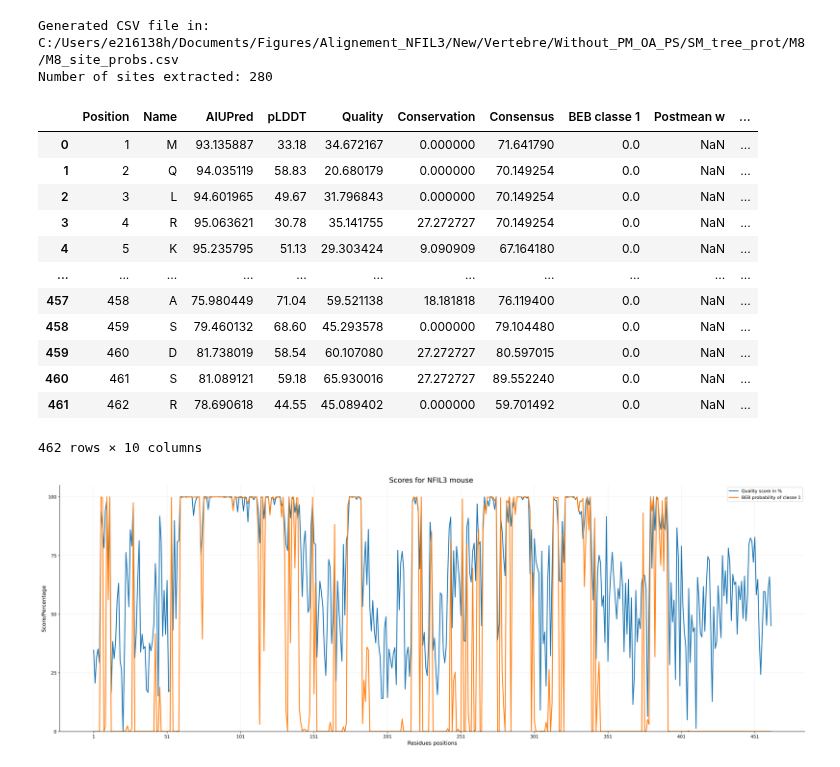
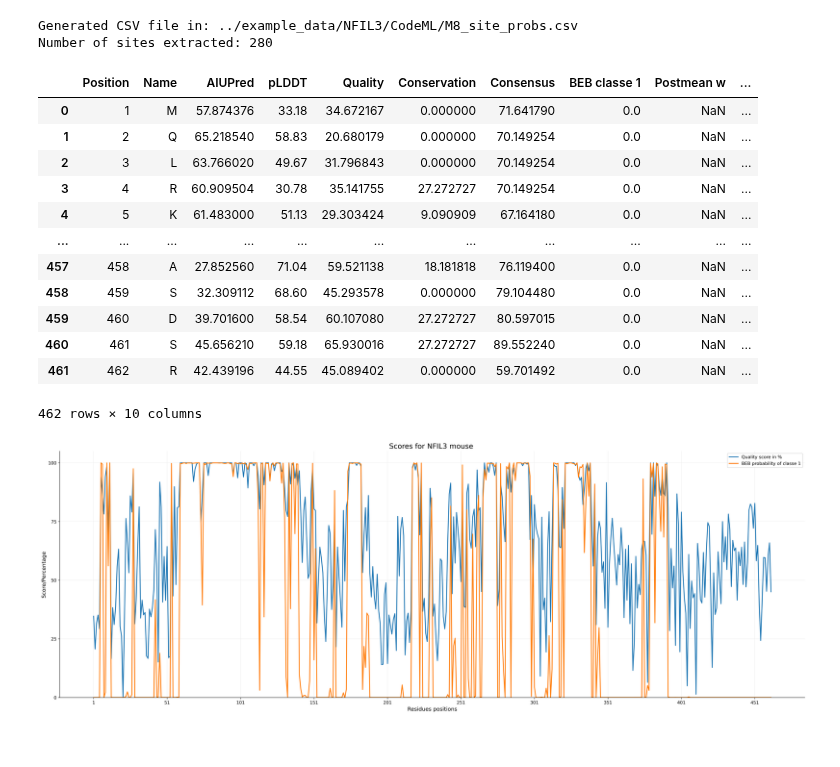
Before and after one commit to Floboysky/dvpILC, a Jupyter notebook: Analysis/conservation_nfil3.ipynb, the cells around one changed output. Drawn from its saved outputs; the diff is of its cells as text; code cells hidden in the pictures.

```diff
--- a/Analysis/conservation_nfil3.ipynb
+++ b/Analysis/conservation_nfil3.ipynb
@@ -15,8 +15,8 @@ from Bio import AlignIO
 # %%
 ##### For disorder with AIUPred: #####
 # %%
-#First obtain the AIUPRED v2 output JSON file, and put it in the right folder
-with open("C:/Users/e216138h/Documents/Figures/Conservation_plddt_disorder/AIUPred/AIUPred_v2_mNFIL3.json", "r") as f:
+# First obtain the AIUPRED output JSON file, and put it in the right folder
+with open("../example_data/NFIL3/AIUPred/AIUPred_mNFIL3.json", "r") as f:
     data_AIUPred = json.load(f)
 
 aiupred = data_AIUPred["aiupred"]
@@ -176,24 +176,20 @@ def process_files(json_file_path, csv_file_path):
 ### Main Statistique ###
 ## NOTE: Obtain the "jalview_files_***.json" file using the "Files/Output to Textbox" tab in the Jalview tool.
 ## NOTE: Obtain the "jalview_annotations_***.csv" file using the "Files/Export Annotations..." tab in the Jalview tool.
-# AND check whether to add the "%" to the first "Consensus" index in the .csv file
+## AND check whether to add the "%" to the first "Consensus" index in the .csv file
 
-base_path_jalview = "C:/Users/e216138h/Documents/Figures/Conservation_plddt_disorder/Vertebre/Without_outliers/jalview_"
-result = process_files(f"{base_path_jalview}files_without_outliers.json", f"{base_path_jalview}annotations_without_outliers.csv") # NOTE: Be careful with the files names...
+base_path_jalview = "../example_data/NFIL3/Jalview/jalview_"
+result = process_files(f"{base_path_jalview}files.json", f"{base_path_jalview}annotations.csv") # NOTE: Be careful with the files names...
 
-with open(f"{base_path_jalview}output_conservation.json", "w") as output_file:
+with open(f"{base_path_jalview}output.json", "w") as output_file:
      json.dump(result, output_file, indent=4)
 
-with open(f"{base_path_jalview}output_conservation.json", "r") as f:
+with open(f"{base_path_jalview}output.json", "r") as f:
     data_output = json.load(f)
 
 quality = data_output["Quality"][0]
 max_quality = max(quality)
 quality_pct = [(i/max_quality)*100 for i in quality] # NOTE: Adjust the float based on the alignment => Look on Jalview if necessary
-# 214.72736 for all species
-# 208.96924 for all species without outliers (PM, OA, PS)
-# 200.74225 for vertebrates
-# 189.58107 for vertebrates without outliers (PM, OA, PS)
 
 conservation = data_output["Conservation"][0]
 conservation_pct = [(i/11)*100 for i in conservation]
@@ -325,15 +321,15 @@ def extract_beb_to_csv(aligned_fasta, rst_file, output_csv):
 # %%
 ### Main Omega ###
 
-base_path_omega = "C:/Users/e216138h/Documents/Figures/Alignement_NFIL3/New/Vertebre/Without_PM_OA_PS"
+base_path_omega = "../example_data/NFIL3/CodeML"
 fasta_file = f"{base_path_omega}/alignement_nfil3_prot_vertebre_without_PM_OA_PS.fasta"
-rst_file = f"{base_path_omega}/SM_tree_prot/M8/rst"
-csv_omega = f"{base_path_omega}/SM_tree_prot/M8/M8_site_probs.csv"
+rst_file = f"{base_path_omega}/M8/rst"
+csv_omega = f"{base_path_omega}/M8_site_probs.csv"
 
 extract_beb_to_csv(fasta_file, rst_file, csv_omega)
 df_omega = pd.read_csv(csv_omega)
 # %% [output]
-Generated CSV file in: C:/Users/e216138h/Documents/Figures/Alignement_NFIL3/New/Vertebre/Without_PM_OA_PS/SM_tree_prot/M8/M8_site_probs.csv
+Generated CSV file in: ../example_data/NFIL3/CodeML/M8_site_probs.csv
 Number of sites extracted: 280
 # %%
 ##### Full DataFrame #####
@@ -378,34 +372,35 @@ sd_w = df_beb["SD w"].replace(0, np.nan)
 # %%
 df_all = []
 df_all = pd.DataFrame({
     "Position": res_pos,
     "Name": res_name,
     "AIUPred": aiupred_pct,
     "pLDDT": plddt_af3_av,
     "Quality": quality_pct,
     "Conservation": conservation_pct,
     "Consensus": consensus,
     "BEB classe 1": BEB_classe1,
     "Postmean w": postmean_w,
     "SD w": sd_w
 })
 
 # Save
-df_all.to_csv("data_all.csv", sep=";", index=False, encoding="utf-8")
+save_path = "../example_data/NFIL3/Results"
+df_all.to_csv(f"{save_path}/data_all.csv", sep=";", index=False, encoding="utf-8")
 df_all
 # %% [output]
 |  | Position | Name | AIUPred | pLDDT | Quality | Conservation | Consensus | BEB classe 1 | Postmean w | ... |
-| 0 | 1 | M | 93.135887 | 33.18 | 34.672167 | 0.000000 | 71.641790 | 0.0 | NaN | ... |
-| 1 | 2 | Q | 94.035119 | 58.83 | 20.680179 | 0.000000 | 70.149254 | 0.0 | NaN | ... |
-| 2 | 3 | L | 94.601965 | 49.67 | 31.796843 | 0.000000 | 70.149254 | 0.0 | NaN | ... |
-| 3 | 4 | R | 95.063621 | 30.78 | 35.141755 | 27.272727 | 70.149254 | 0.0 | NaN | ... |
-| 4 | 5 | K | 95.235795 | 51.13 | 29.303424 | 9.090909 | 67.164180 | 0.0 | NaN | ... |
+| 0 | 1 | M | 57.874376 | 33.18 | 34.672167 | 0.000000 | 71.641790 | 0.0 | NaN | ... |
+| 1 | 2 | Q | 65.218540 | 58.83 | 20.680179 | 0.000000 | 70.149254 | 0.0 | NaN | ... |
+| 2 | 3 | L | 63.766020 | 49.67 | 31.796843 | 0.000000 | 70.149254 | 0.0 | NaN | ... |
+| 3 | 4 | R | 60.909504 | 30.78 | 35.141755 | 27.272727 | 70.149254 | 0.0 | NaN | ... |
+| 4 | 5 | K | 61.483000 | 51.13 | 29.303424 | 9.090909 | 67.164180 | 0.0 | NaN | ... |
 | ... | ... | ... | ... | ... | ... | ... | ... | ... | ... | ... |
-| 457 | 458 | A | 75.980449 | 71.04 | 59.521138 | 18.181818 | 76.119400 | 0.0 | NaN | ... |
-| 458 | 459 | S | 79.460132 | 68.60 | 45.293578 | 0.000000 | 79.104480 | 0.0 | NaN | ... |
-| 459 | 460 | D | 81.738019 | 58.54 | 60.107080 | 27.272727 | 80.597015 | 0.0 | NaN | ... |
-| 460 | 461 | S | 81.089121 | 59.18 | 65.930016 | 27.272727 | 89.552240 | 0.0 | NaN | ... |
-| 461 | 462 | R | 78.690618 | 44.55 | 45.089402 | 0.000000 | 59.701492 | 0.0 | NaN | ... |
+| 457 | 458 | A | 27.852560 | 71.04 | 59.521138 | 18.181818 | 76.119400 | 0.0 | NaN | ... |
+| 458 | 459 | S | 32.309112 | 68.60 | 45.293578 | 0.000000 | 79.104480 | 0.0 | NaN | ... |
+| 459 | 460 | D | 39.701600 | 58.54 | 60.107080 | 27.272727 | 80.597015 | 0.0 | NaN | ... |
+| 460 | 461 | S | 45.656210 | 59.18 | 65.930016 | 27.272727 | 89.552240 | 0.0 | NaN | ... |
+| 461 | 462 | R | 42.439196 | 44.55 | 45.089402 | 0.000000 | 59.701492 | 0.0 | NaN | ... |
 462 rows × 10 columns
 # %%
 ##### Graphs #####
```
Also changed, not shown: parts of 9 cells of this notebook, 4 other files.
